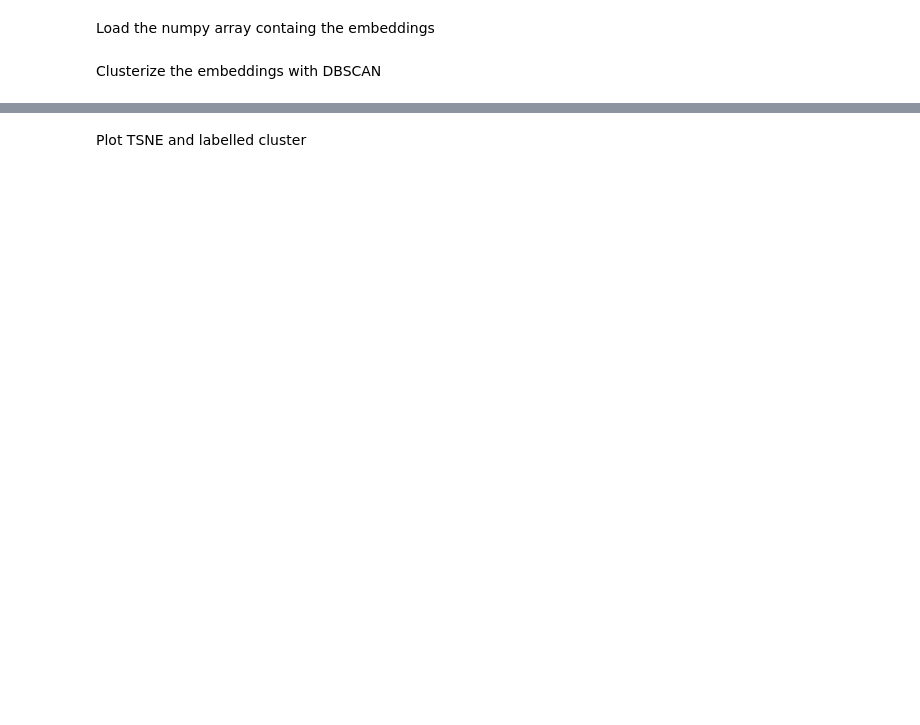
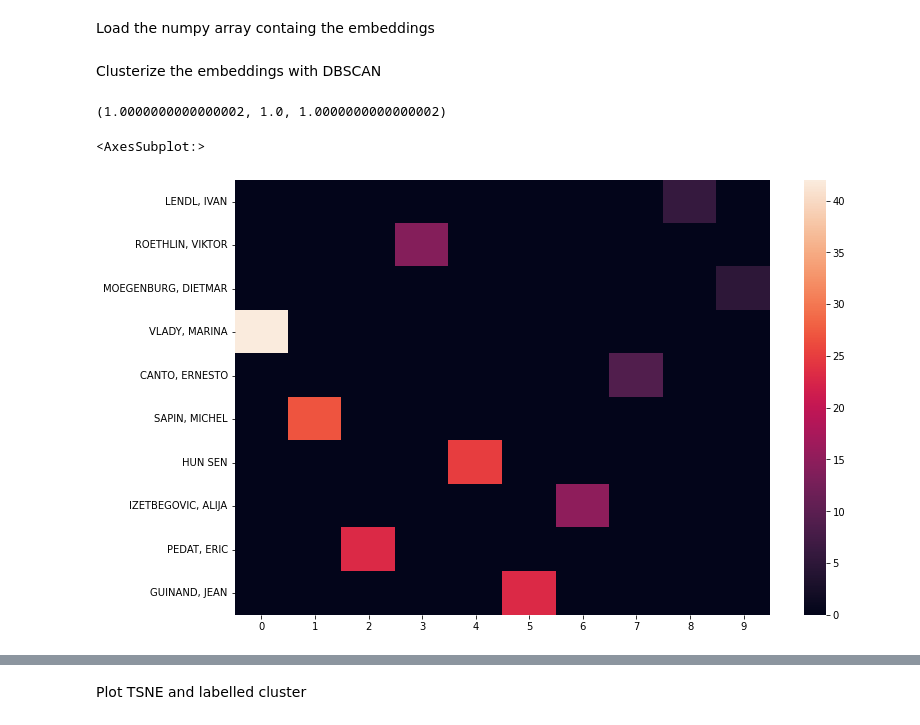
Before and after one commit to ebu/benchmark-face-reco, a Jupyter notebook: notebooks/clustering.ipynb, the cells around one changed output, grey strips where cells are left out. Cells and saved outputs as stored; diff of their text form; code cells hidden in the pictures; blank space fills up the shorter version.

```diff
--- a/notebooks/clustering.ipynb
+++ b/notebooks/clustering.ipynb
@@ -20,0 +67,20 @@ clusters = cluster(face_embeddings, method=DBSCAN)
+# %%
+labels_pred = [0]*len(labels)
+for i, cluster_ in enumerate(clusters):
+    for point in cluster_:
+        labels_pred[point] = i
+# %%
+print(homogeneity_completeness_v_measure(labels, labels_pred))
+# %% [output]
+(1.0000000000000002, 1.0, 1.0000000000000002)
+# %%
+convert_class = {label: i for i, label in enumerate(list(set(labels)))}
+c = cluster_metrics.contingency_matrix([convert_class[label] for label in labels], labels_pred)
+# %%
+import seaborn
+import matplotlib.pyplot as plt
+fig, ax = plt.subplots(figsize=(12,8))
+seaborn.heatmap(c, ax=ax, yticklabels=convert_class.keys())
+# %% [output]
+<AxesSubplot:>
+[figure, added]
```
Also changed, not shown: parts of 15 cells of this notebook, 4 other files.
